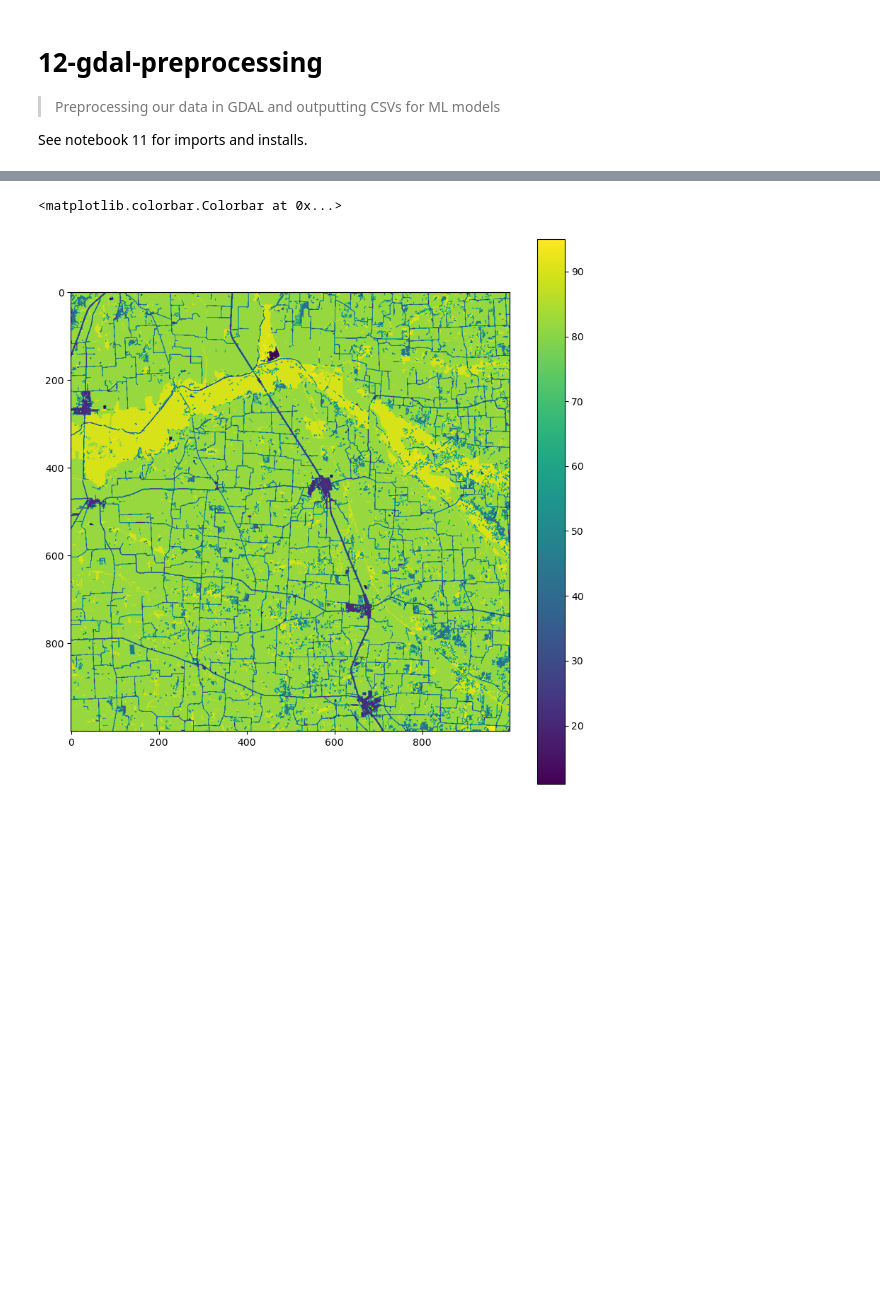
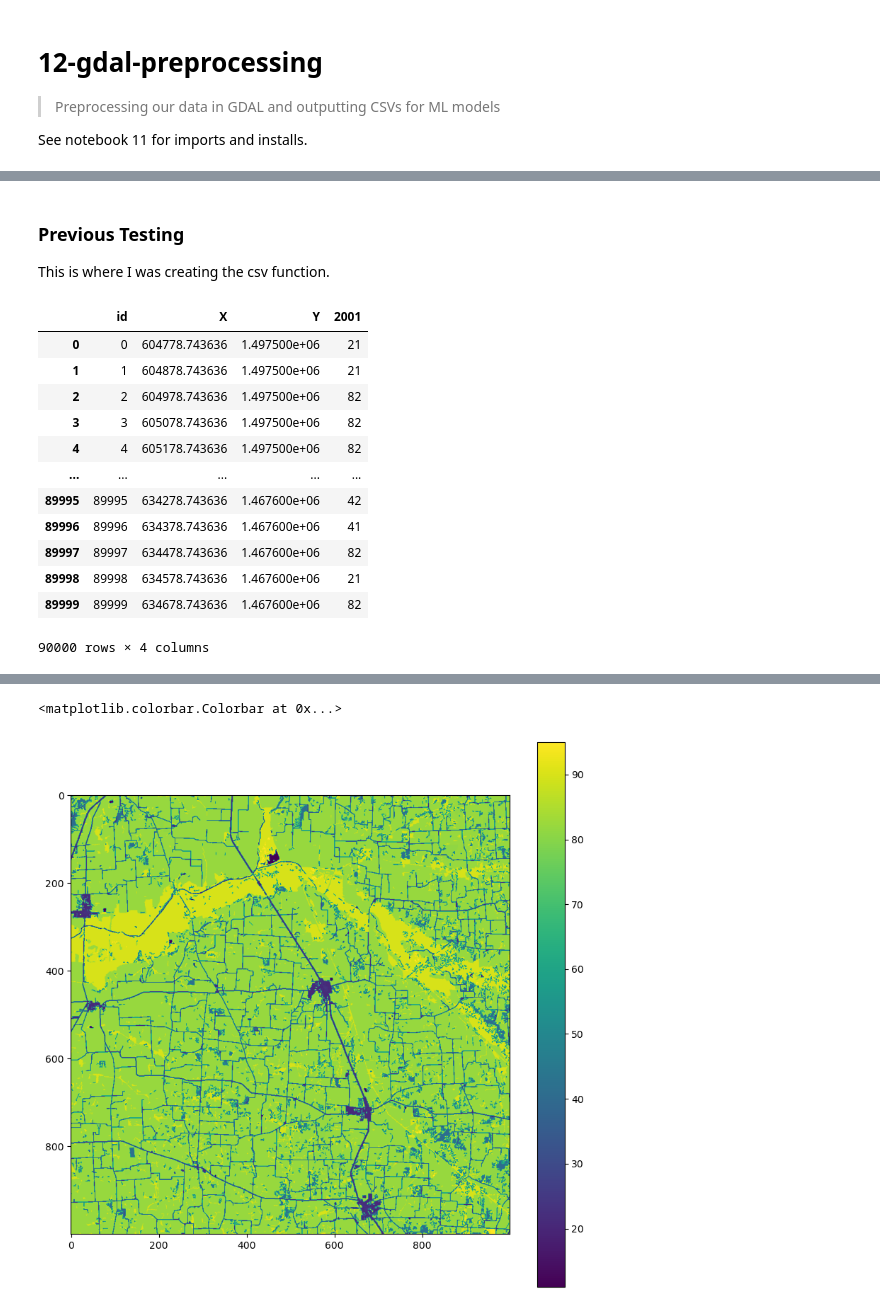
Before and after one commit to VandyDataScience/land-trust, a Jupyter notebook: 12-gdal-preprocessing.ipynb, the cells around one changed output, grey strips where cells are left out. Saved outputs shown, nothing was run; the diff lists cells and outputs as text; code cells hidden in the pictures; blank space fills up the shorter version.

```diff
--- a/12-gdal-preprocessing.ipynb
+++ b/12-gdal-preprocessing.ipynb
@@ -40,3 +91,7 @@ def preprocess(file, year, SIZE=100, xoff=8000, yoff=8000, xsize=1000, ysize=100
+# %% [markdown]
+### Previous Testing
+
+This is where I was creating the csv function.
 # %%
 df_2001 = preprocess(file_2001, 2001)
 df_2004 = preprocess(file_2004, 2004)
@@ -48,0 +113,16 @@ df_2019 = preprocess(file_2019, 2019)
+# %%
+df_01
+# %% [output]
+|  | id | X | Y | 2001 |
+| 0 | 0 | 604778.743636 | 1.497500e+06 | 21 |
+| 1 | 1 | 604878.743636 | 1.497500e+06 | 21 |
+| 2 | 2 | 604978.743636 | 1.497500e+06 | 82 |
+| 3 | 3 | 605078.743636 | 1.497500e+06 | 82 |
+| 4 | 4 | 605178.743636 | 1.497500e+06 | 82 |
+| ... | ... | ... | ... | ... |
+| 89995 | 89995 | 634278.743636 | 1.467600e+06 | 42 |
+| 89996 | 89996 | 634378.743636 | 1.467600e+06 | 41 |
+| 89997 | 89997 | 634478.743636 | 1.467600e+06 | 82 |
+| 89998 | 89998 | 634578.743636 | 1.467600e+06 | 21 |
+| 89999 | 89999 | 634678.743636 | 1.467600e+06 | 82 |
+90000 rows × 4 columns
```
Also changed, not shown: parts of 14 cells of this notebook.
